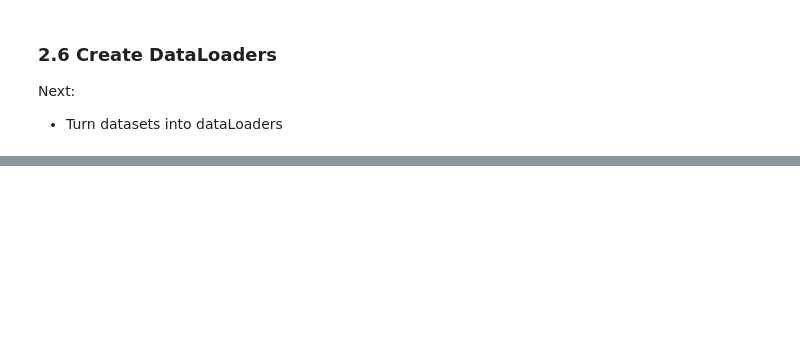
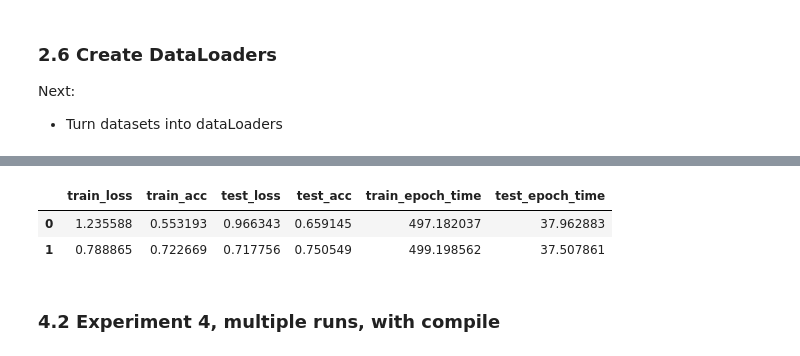
Before and after one commit to gil612/PyTorch, a Jupyter notebook: Python_2_intro.ipynb, the cells around one changed output, grey strips where cells are left out. Cells and saved outputs as stored; diff of their text form; code cells hidden in the pictures; blank space fills up the shorter version.

```diff
--- a/Python_2_intro.ipynb
+++ b/Python_2_intro.ipynb
@@ -409,0 +963,13 @@ Next:
+# %%
+# Run non-compiled model for multiple runs
+NUM_RUNS = 2
+NUM_EPOCHS = 2
+
+# Create an empty list to store multiple run results
+non_compile_results_multiple_runs = []
+
+# Run non-compiled model for multiple runs
+for i in tqdm(range(NUM_RUNS)):
+    print(f"[INFO] Run {i+1} of {NUM_RUNS} for non-compiled model")
+    results = create_and_train_non_compiled_model(epochs=NUM_EPOCHS, disable_progress_bar=True)
+    non_compile_results_multiple_runs.append(results)
@@ -409,0 +998,17 @@ Next:
+# %%
+# Go through non_compile_results_multiple_runs and create a dataframe for each run then concatenate them together
+non_compile_results_dfs = []
+for result in non_compile_results_multiple_runs:
+    result_df = pd.DataFrame(result)
+    non_compile_results_dfs.append(result_df)
+non_compile_results_multiple_runs_df = pd.concat(non_compile_results_dfs)
+
+# Get the averages across the multiple runs
+non_compile_results_multiple_runs_df = non_compile_results_multiple_runs_df.groupby(non_compile_results_multiple_runs_df.index).mean()
+non_compile_results_multiple_runs_df
+# %% [output]
+|  | train_loss | train_acc | test_loss | test_acc | train_epoch_time | test_epoch_time |
+| 0 | 1.235588 | 0.553193 | 0.966343 | 0.659145 | 497.182037 | 37.962883 |
+| 1 | 0.788865 | 0.722669 | 0.717756 | 0.750549 | 499.198562 | 37.507861 |
+# %% [markdown]
+### 4.2 Experiment 4, multiple runs, with compile
```
Also changed, not shown: parts of 39 cells of this notebook.
